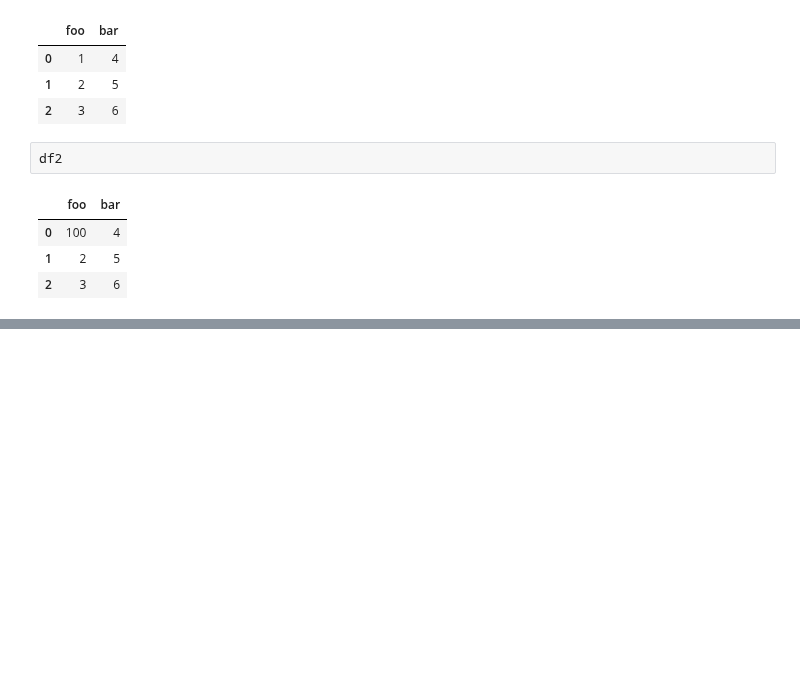
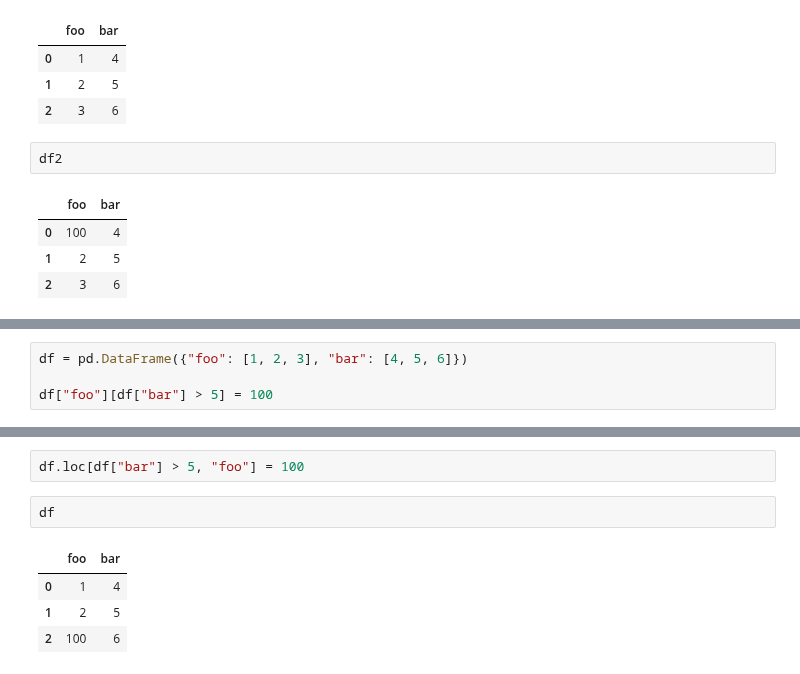
Before and after one commit to ilyak93/self-studying, a Jupyter notebook: DataEngineering/pandas/pandas_COW.ipynb, the cells around one changed output, grey strips where cells are left out. Cells and saved outputs as stored; diff of their text form; blank space fills up the shorter version.

```diff
--- a/DataEngineering/pandas/pandas_COW.ipynb
+++ b/DataEngineering/pandas/pandas_COW.ipynb
@@ -148,0 +233,4 @@ df2
+# %%
+df = pd.DataFrame({"foo": [1, 2, 3], "bar": [4, 5, 6]})
+
+df["foo"][df["bar"] > 5] = 100
@@ -148,0 +248,9 @@ df2
+# %%
+df.loc[df["bar"] > 5, "foo"] = 100
+# %%
+df
+# %% [output]
+|  | foo | bar |
+| 0 | 1 | 4 |
+| 1 | 2 | 5 |
+| 2 | 100 | 6 |
```
Also changed, not shown: parts of 18 cells of this notebook.
